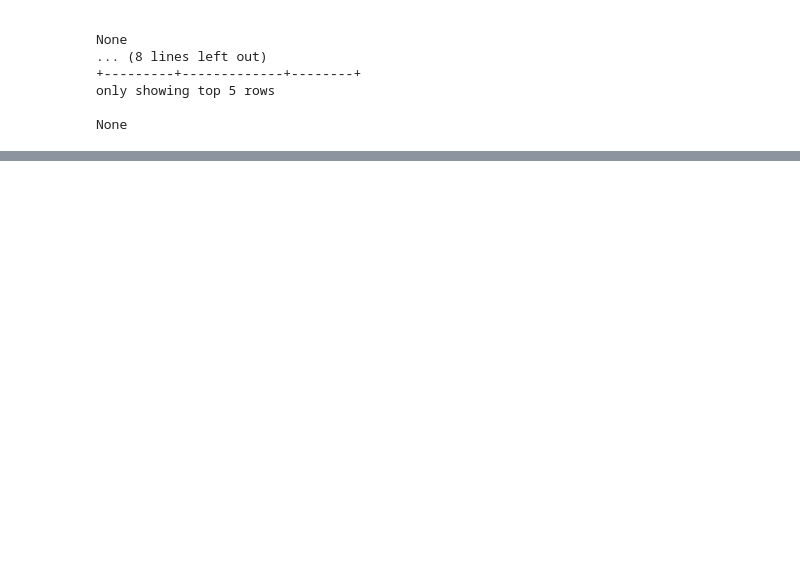
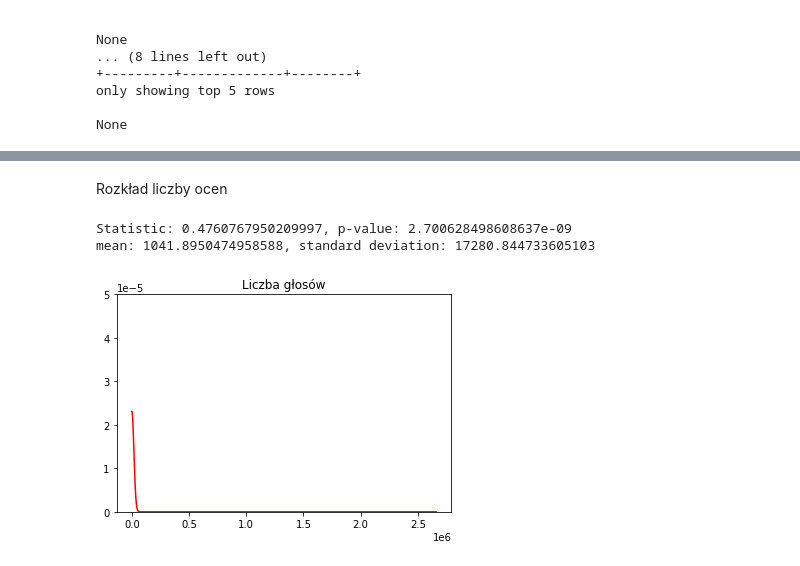
Before and after one commit to PiotrMaciejKowalski/BigData2022-films, a Jupyter notebook: colabs/StatisticalTests.ipynb, the cells around one changed output, grey strips where cells are left out. Drawn from its saved outputs; the diff is of its cells as text; code cells hidden in the pictures; blank space fills up the shorter version.

```diff
--- a/colabs/StatisticalTests.ipynb
+++ b/colabs/StatisticalTests.ipynb
@@ -248,0 +178,19 @@ data = data.apply(pd.to_numeric)
+# %% [markdown]
+Rozkład liczby ocen
+# %%
+m_v = ratings_pysp.select(mean('numVotes')).collect()[0][0]
+sd_v = ratings_pysp.select(stddev('numVotes')).collect()[0][0]
+
+ksResult2 = KolmogorovSmirnovTest.test(ratings_pysp, 'numVotes',
+                                       'norm', m_v, sd_v).first()
+p = ksResult2['pValue']
+stat = ksResult2['statistic']
+
+print(f'Statistic: {stat}, p-value: {p}')
+print(f"mean: {m_v}, standard deviation: {sd_v}")
+
+plot_hist_norm_dist(votes, m_v, sd_v, 'Liczba głosów', 0.00005)
+# %% [output]
+Statistic: 0.4760767950209997, p-value: 2.700628498608637e-09
+mean: 1041.8950474958588, standard deviation: 17280.844733605103
+[figure, added]
```
Also changed, not shown: parts of 58 cells of this notebook.
